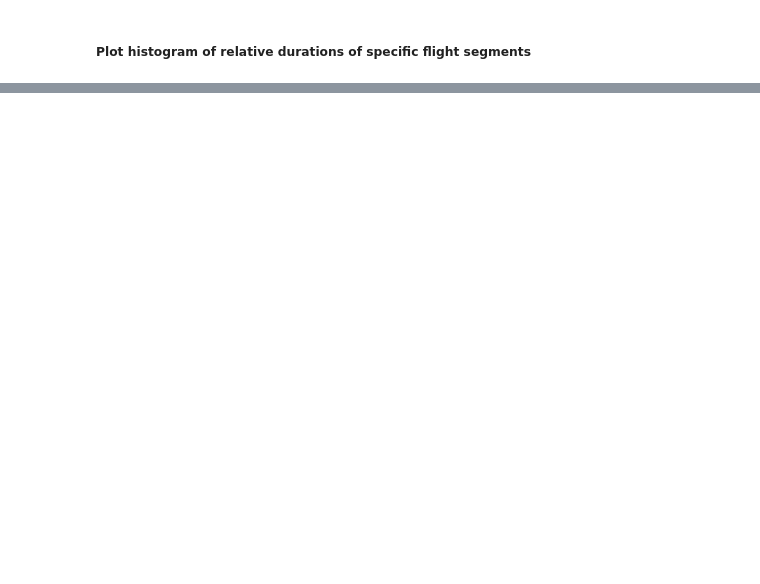
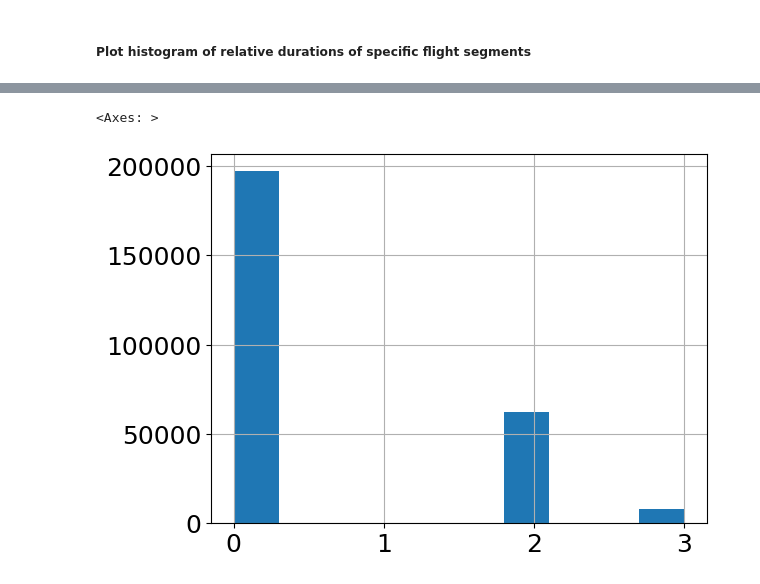
Before and after one commit to hdorff94/BELUGA_STN_measurement_data_processing, a Jupyter notebook: notebooks/Campaign_overview_information.ipynb, the cells around one changed output, grey strips where cells are left out. Cells and saved outputs as stored; diff of their text form; code cells hidden in the pictures; blank space fills up the shorter version.

```diff
--- a/notebooks/Campaign_overview_information.ipynb
+++ b/notebooks/Campaign_overview_information.ipynb
@@ -88,0 +93,4 @@ if open_met_data:
+# %%
+if open_rad_data:
+    level="L2"
+    cpgn_rad_df=BELUGA_cls.open_all_rad_data(level=level)
@@ -135,0 +193,5 @@ NameError: name 'merged_rfs_df' is not defined
+# %%
+cpgn_rad_df["quality_flag"].hist()
+# %% [output]
+<Axes: >
+[figure, added]
```
Also changed, not shown: parts of 12 cells of this notebook, 9 other files.
